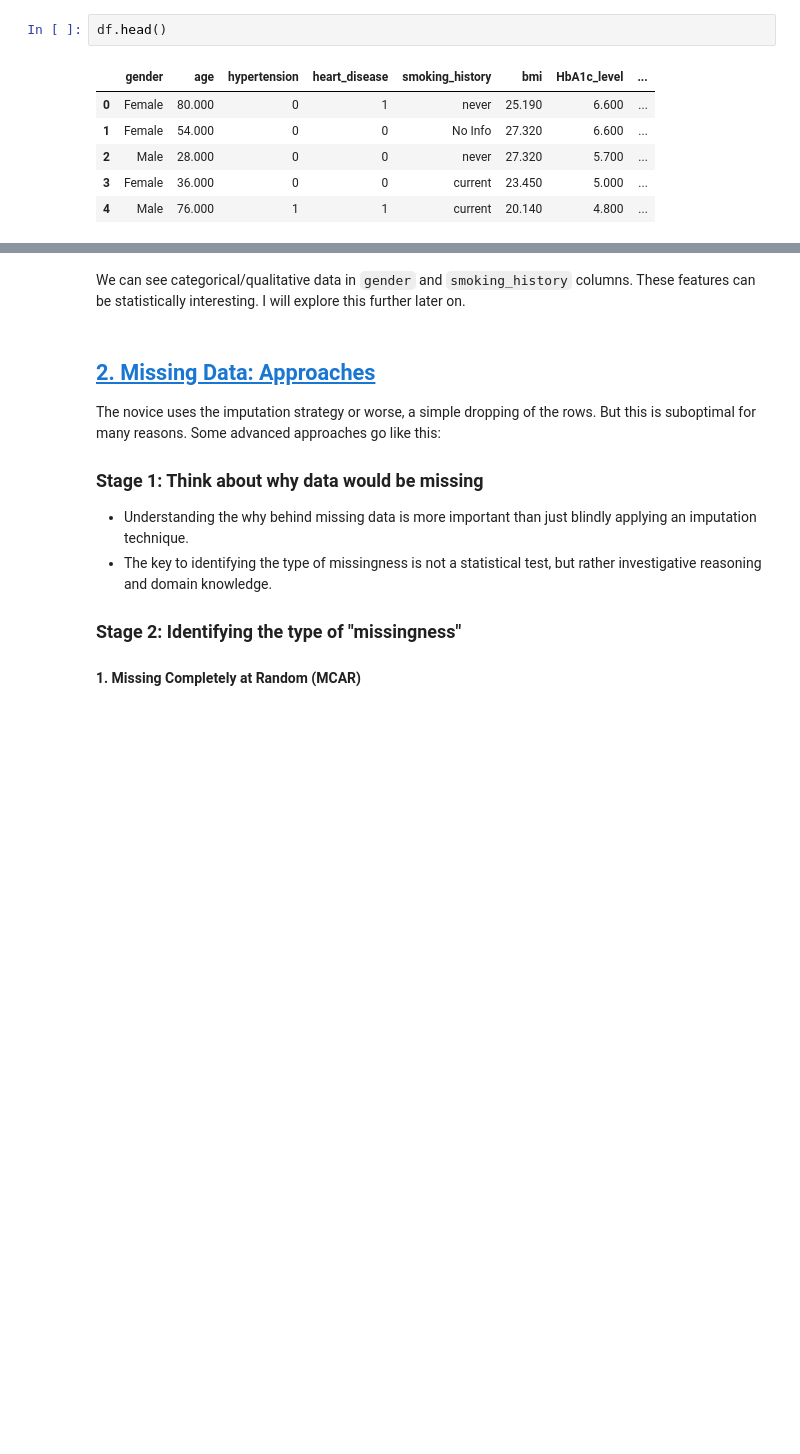
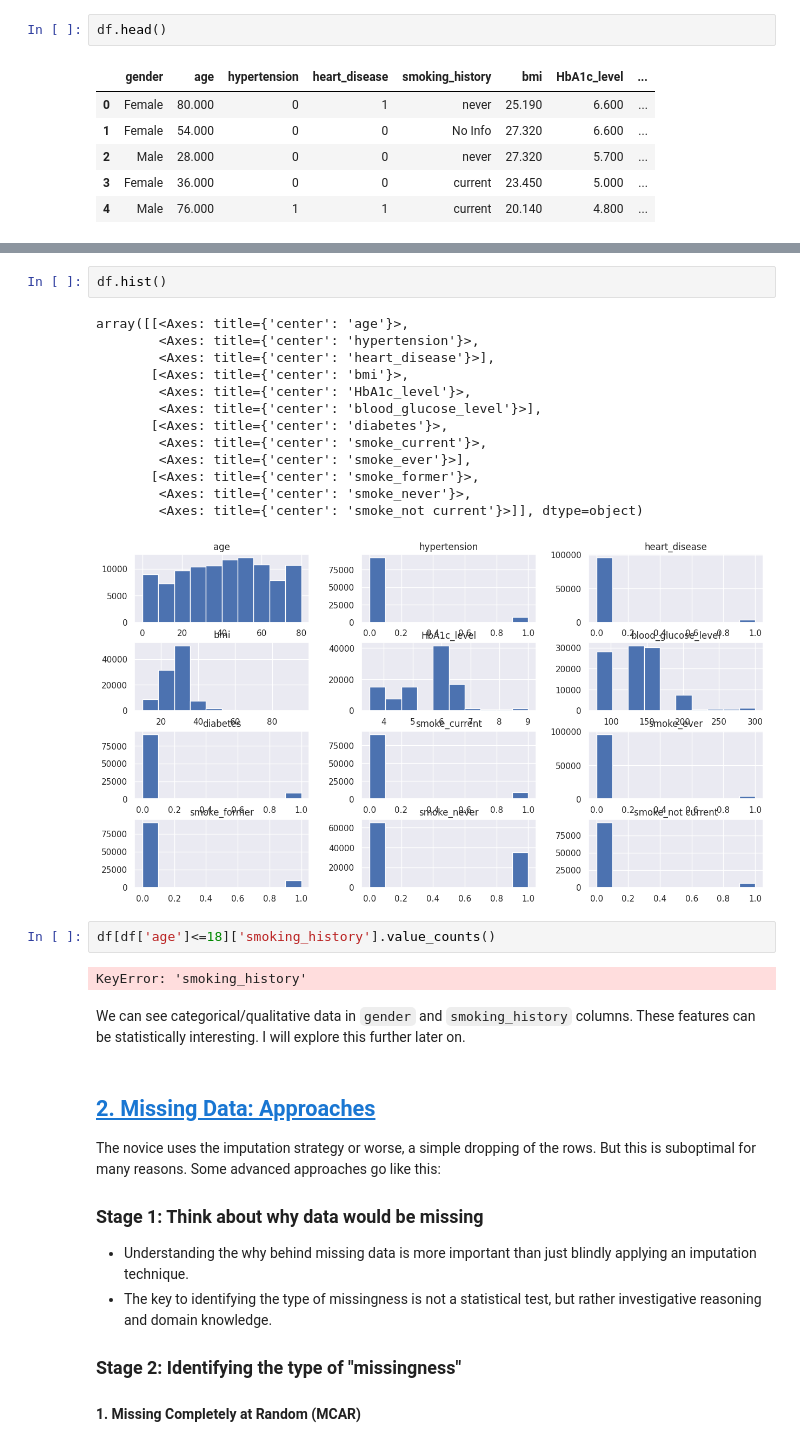
Before and after one commit to hantablack9/British-Airways-Booking-Prediction-CX-Analysis-with-BERTopic-and-Gemini-Pro, a Jupyter notebook: diabetes-experiments.ipynb, the cells around one changed output, grey strips where cells are left out. Drawn from its saved outputs; the diff is of its cells as text; blank space fills up the shorter version.

```diff
--- a/diabetes-experiments.ipynb
+++ b/diabetes-experiments.ipynb
@@ -122,3 +158,23 @@ Name: count, dtype: int64
+# %%
+df.hist()
+# %% [output]
+array([[<Axes: title={'center': 'age'}>,
+        <Axes: title={'center': 'hypertension'}>,
+        <Axes: title={'center': 'heart_disease'}>],
+       [<Axes: title={'center': 'bmi'}>,
+        <Axes: title={'center': 'HbA1c_level'}>,
+        <Axes: title={'center': 'blood_glucose_level'}>],
+       [<Axes: title={'center': 'diabetes'}>,
+        <Axes: title={'center': 'smoke_current'}>,
+        <Axes: title={'center': 'smoke_ever'}>],
+       [<Axes: title={'center': 'smoke_former'}>,
+        <Axes: title={'center': 'smoke_never'}>,
+        <Axes: title={'center': 'smoke_not current'}>]], dtype=object)
+[figure, added]
+# %%
+df[df['age']<=18]['smoking_history'].value_counts()
+# %% [output]
+KeyError: 'smoking_history'
 # %% [markdown]
 We can see categorical/qualitative data in `gender` and `smoking_history` columns. These features can be statistically interesting. I will explore this further later on.
 # %% [markdown]
```
Also changed, not shown: parts of 14 cells of this notebook.
